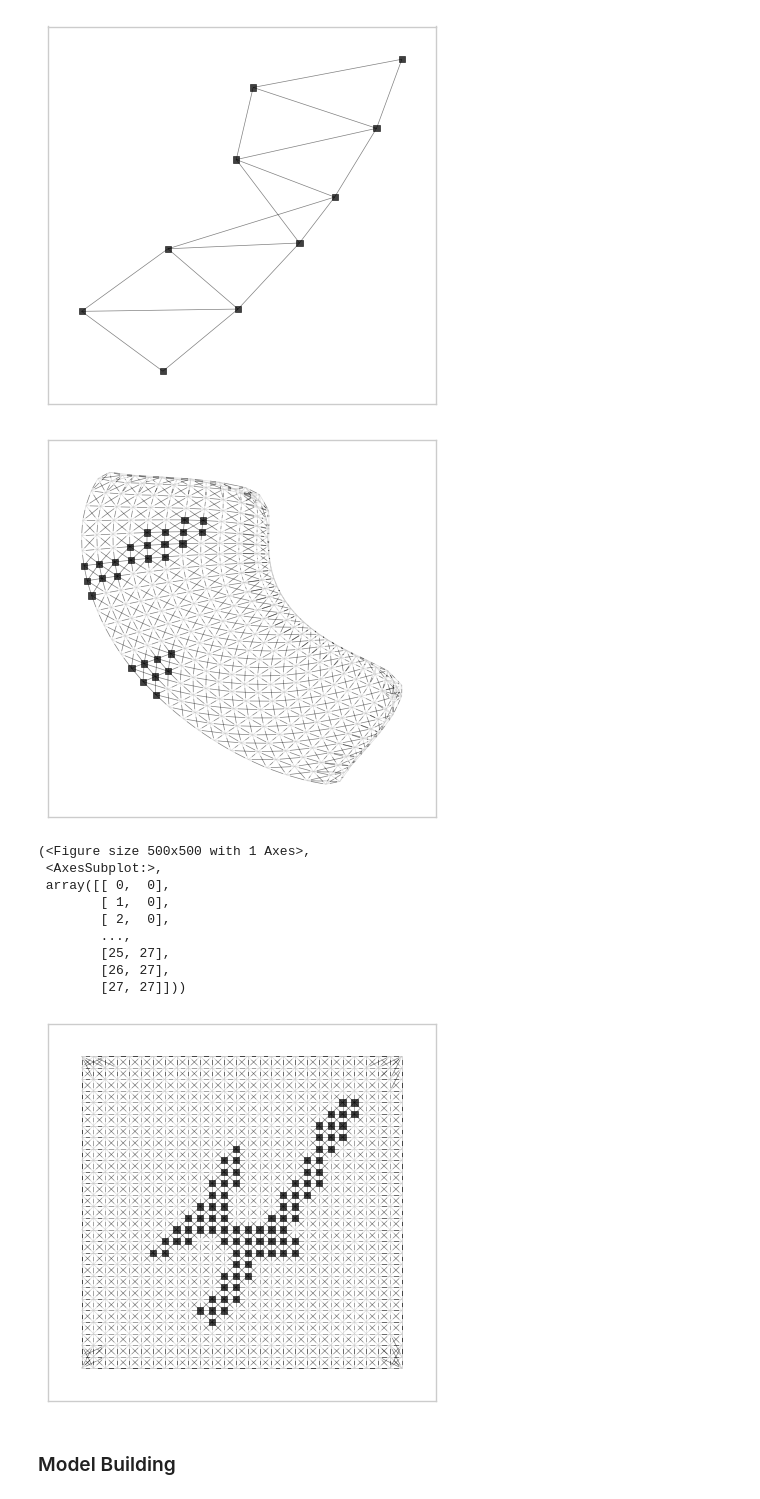
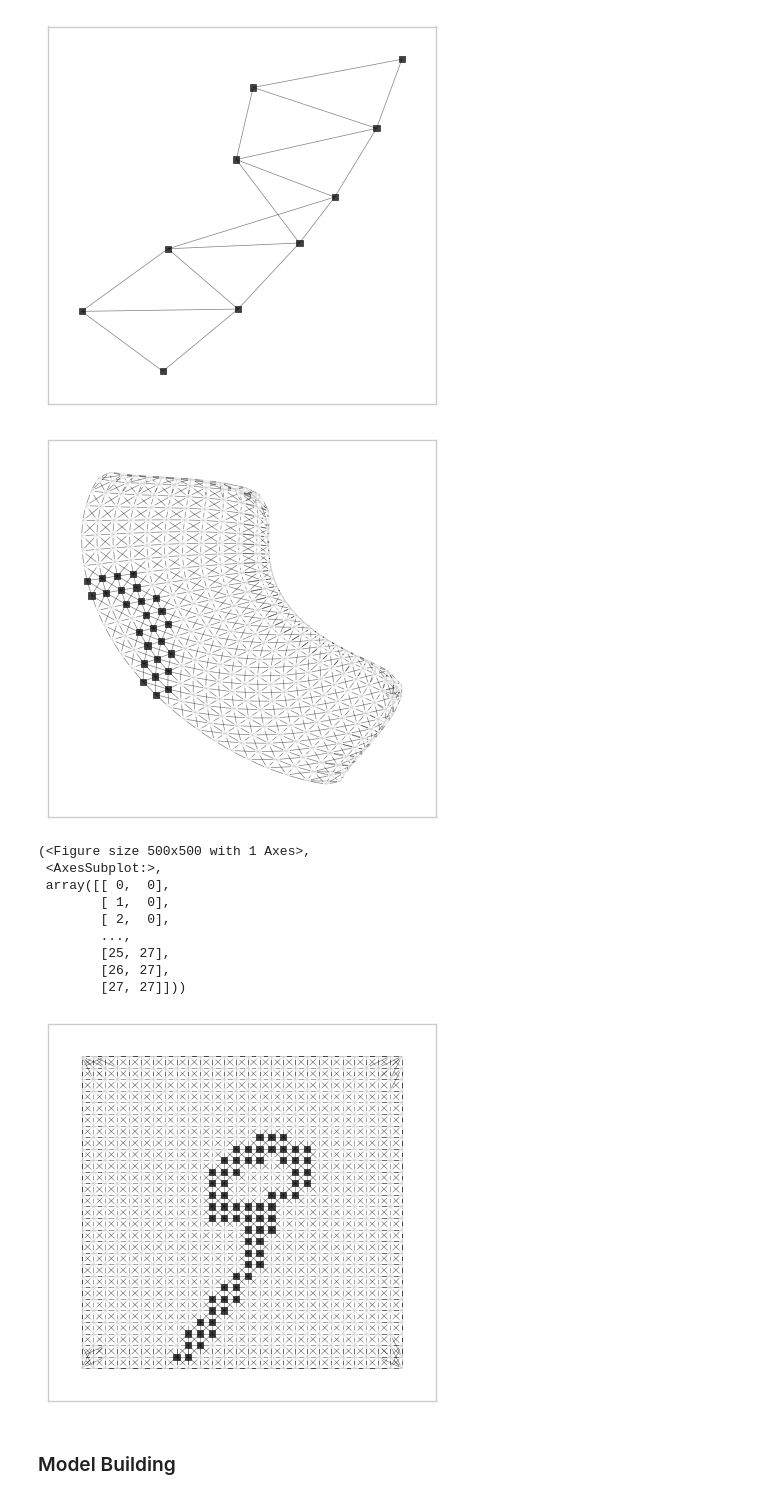
Before and after one commit to firqaaa/Graph, a Jupyter notebook: Spektral-GNN-MNIST.ipynb, the cells around one changed output. Saved outputs shown, nothing was run; the diff lists cells and outputs as text; code cells hidden in the pictures.

```diff
--- a/Spektral-GNN-MNIST.ipynb
+++ b/Spektral-GNN-MNIST.ipynb
@@ -171,7 +173,7 @@ X:24_Y:17 is connected to
 529 -> X:25_Y:18
 # %%
 G = nx.from_scipy_sparse_matrix(data.a[:10, :10])
-for k, pix_val in zip(G.nodes, data.X_train[9]):
+for k, pix_val in zip(G.nodes, data.X_train[19]):
     G.nodes[k]['label'] = node_id[k]
 draw_graph_mpl(G);
 # %% [output]
@@ -179,29 +181,29 @@ draw_graph_mpl(G);
 # %%
 MAX_NODE = 28*12
 G = nx.from_scipy_sparse_matrix(data.a[:MAX_NODE, :MAX_NODE])
-for k, pix_val in zip(G.nodes, data.X_train[9]):
+for k, pix_val in zip(G.nodes, data.X_train[19]):
     G.nodes[k]['label'] = node_id[k]
     G.nodes[k]['color'] = 'black' if pix_val > 0.5 else 'white'
 draw_graph_mpl(G);
 # %% [output]
-[figure, old version]
+[figure, new version]
 # %%
 G = nx.from_scipy_sparse_matrix(data.a)
-for k, pix_val in zip(G.nodes, data.X_train[9].reshape((MNIST_SIZE, MNIST_SIZE))[::-1,:].flatten()):
+for k, pix_val in zip(G.nodes, data.X_train[19].reshape((MNIST_SIZE, MNIST_SIZE))[::-1,:].flatten()):
     G.nodes[k]['label'] = ''
     G.nodes[k]['color'] = 'black' if pix_val > 0.5 else 'white'
 draw_graph_mpl(G, pos=np.stack([xx.ravel(), yy.ravel()], -1))
 # %% [output]
 (<Figure size 500x500 with 1 Axes>,
  <AxesSubplot:>,
  array([[ 0,  0],
         [ 1,  0],
         [ 2,  0],
         ...,
         [25, 27],
         [26, 27],
         [27, 27]]))
-[figure, old version]
+[figure, new version]
 # %% [markdown]
 ### Model Building
 # %%
```
Also changed, not shown: parts of 5 cells of this notebook.
